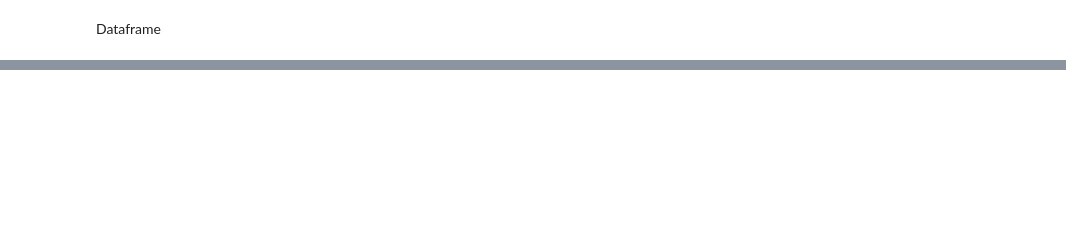
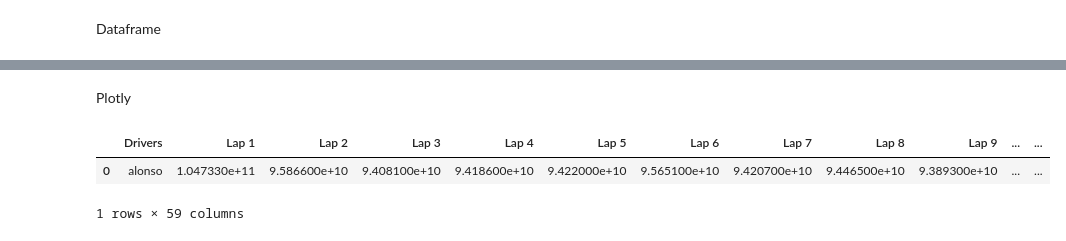
Before and after one commit to msebersbergerjr/F1_DataScience, a Jupyter notebook: notebooks/data_cleaning.ipynb, the cells around one changed output, grey strips where cells are left out. Saved outputs shown, nothing was run; the diff lists cells and outputs as text; code cells hidden in the pictures; blank space fills up the shorter version.

```diff
--- a/notebooks/data_cleaning.ipynb
+++ b/notebooks/data_cleaning.ipynb
@@ -452,0 +227,9 @@ test_df
+# %% [markdown]
+Plotly
+# %%
+alonso = test_df.loc[test_df['Drivers'] == 'alonso']
+alonso
+# %% [output]
+|  | Drivers | Lap 1 | Lap 2 | Lap 3 | Lap 4 | Lap 5 | Lap 6 | Lap 7 | Lap 8 | Lap 9 | ... | ... |
+| 0 | alonso | 1.047330e+11 | 9.586600e+10 | 9.408100e+10 | 9.418600e+10 | 9.422000e+10 | 9.565100e+10 | 9.420700e+10 | 9.446500e+10 | 9.389300e+10 | ... | ... |
+1 rows × 59 columns
```
Also changed, not shown: parts of 29 cells of this notebook.
